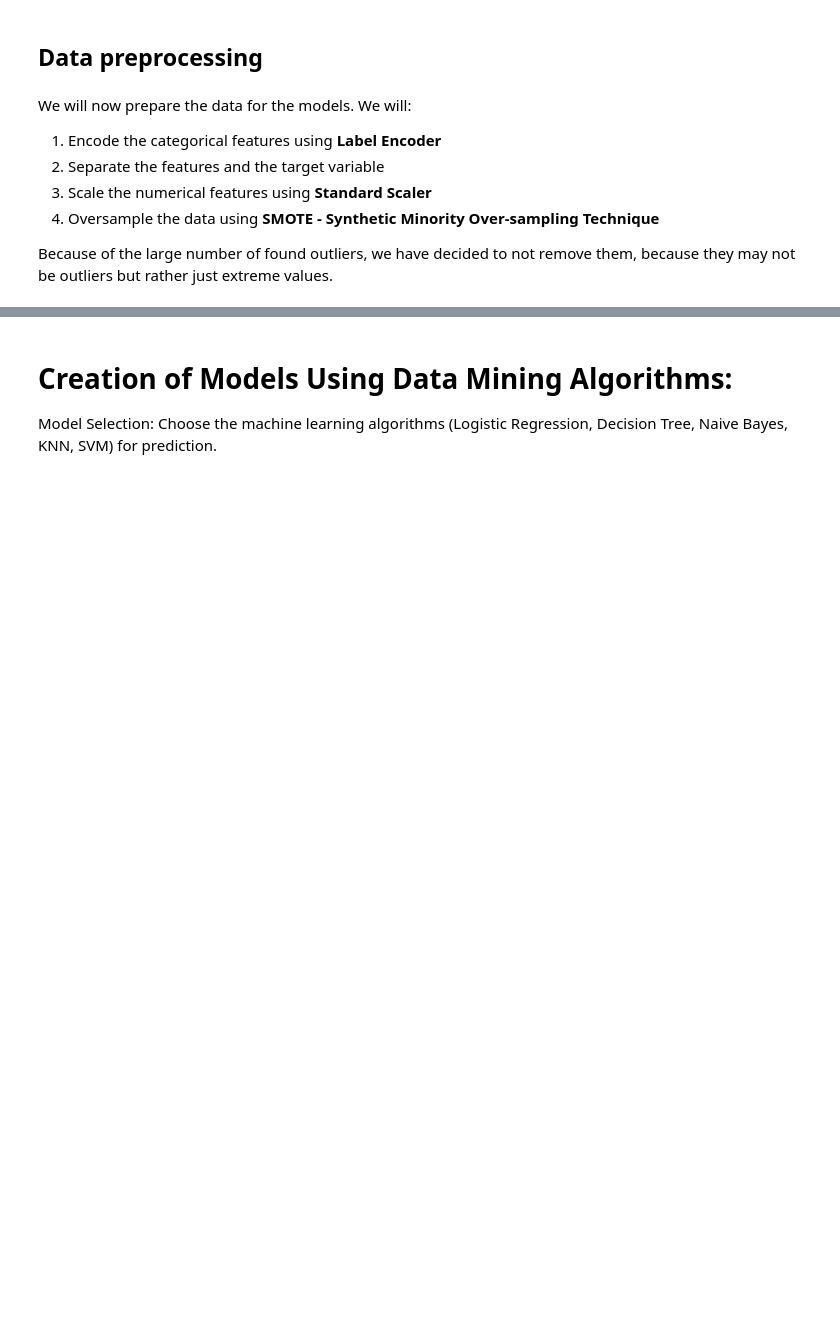
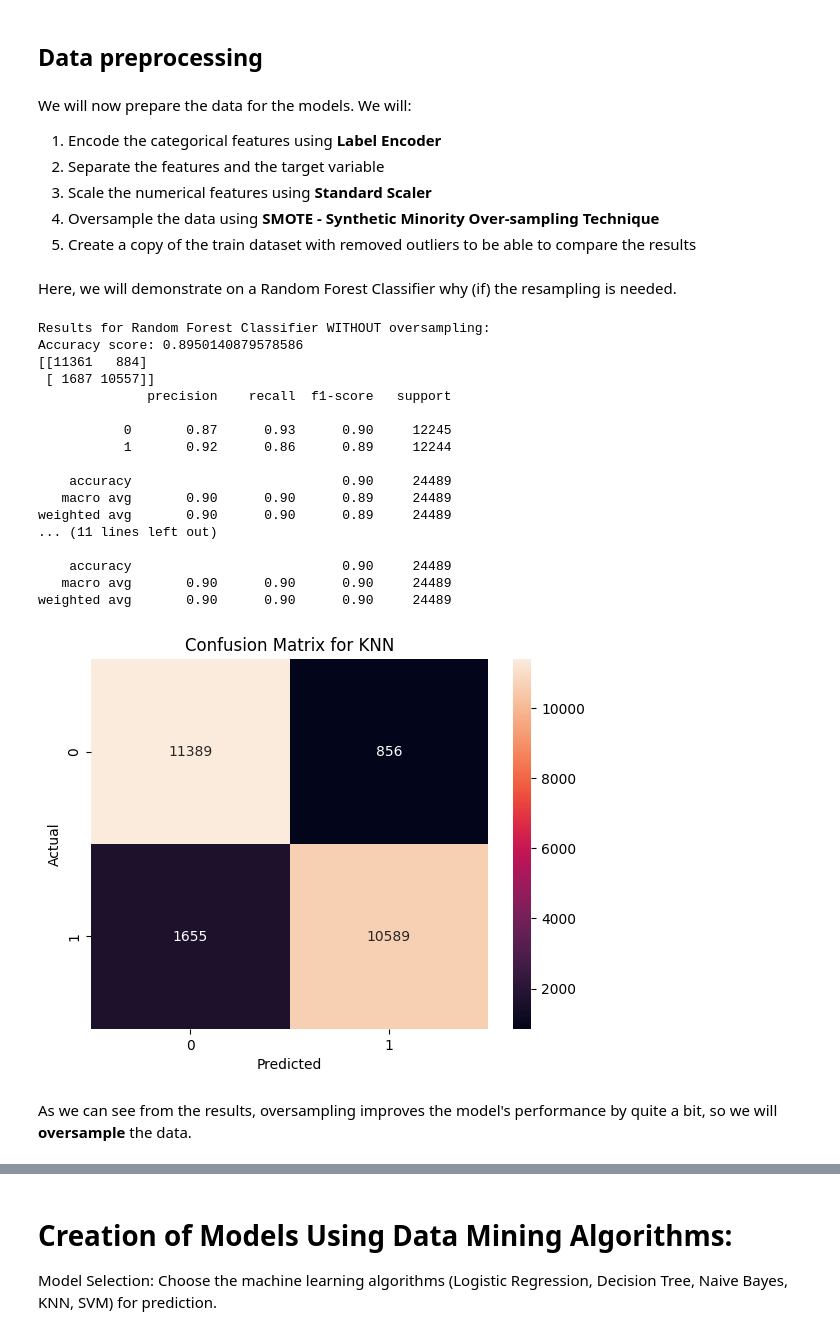
Before and after one commit to stepazel/BankDataAnalysis, a Jupyter notebook: Project.ipynb, the cells around one changed output, grey strips where cells are left out. Drawn from its saved outputs; the diff is of its cells as text; code cells hidden in the pictures; blank space fills up the shorter version.

```diff
--- a/Project.ipynb
+++ b/Project.ipynb
@@ -392,5 +386,4 @@ We will now prepare the data for the models. We will:
 2. Separate the features and the target variable
 3. Scale the numerical features using **Standard Scaler**
 4. Oversample the data using **SMOTE - Synthetic Minority Over-sampling Technique**
-
-Because of the large number of found outliers, we have decided to not remove them, because they may not be outliers but rather just extreme values.
+5. Create a copy of the train dataset with removed outliers to be able to compare the results
@@ -397 +414,64 @@ Because of the large number of found outliers, we have decided to not remove the
+# %% [markdown]
+Here, we will demonstrate on a Random Forest Classifier why (if) the resampling is needed.
+# %%
+from imblearn.over_sampling import SMOTE
+from sklearn.ensemble import RandomForestClassifier
+
+rfc = RandomForestClassifier(n_estimators=100)
+rfc.fit(X_train, y_train)
+
+y_pred = rfc.predict(X_test)
+
+print("Results for Random Forest Classifier WITHOUT oversampling:")
+print(f"Accuracy score: {accuracy_score(y_test, y_pred)}")
+print(confusion_matrix(y_test, y_pred))
+print(classification_report(y_test, y_pred))
+
+smote=SMOTE()
+smote.fit(X,y)
+print("Before OverSampling, counts of label '1': {}".format(sum(y==1)))
+X_r,y_r=smote.fit_resample(X,y)
+print("After OverSampling, counts of label '1': {}".format(sum(y_r==1)))
+
+X_train, X_test, y_train, y_test = train_test_split(X_r, y_r, test_size=0.2, random_state=42, stratify=y_r)
+scaler = StandardScaler()
+X_train = scaler.fit_transform(X_train)
+X_test = scaler.transform(X_test)
+rf_model = RandomForestClassifier(n_estimators=100)
+rf_model.fit(X_train, y_train)
+y_pred_rf = rf_model.predict(X_test)
+
+print("Results for Random Forest Classifier WITH oversampling:")
+print(f"Accuracy score: {accuracy_score(y_test, y_pred_rf)}")
+print(confusion_matrix(y_test, y_pred_rf))
+print(classification_report(y_test, y_pred_rf))
+
+# plot the heatmap
+cm = confusion_matrix(y_test, y_pred_rf)
+sns.heatmap(cm, annot=True, fmt='d')
+plt.xlabel('Predicted')
+plt.ylabel('Actual')
+plt.title('Confusion Matrix for KNN')
+plt.show()
+# %% [output]
+Results for Random Forest Classifier WITHOUT oversampling:
+Accuracy score: 0.8950140879578586
+[[11361   884]
+ [ 1687 10557]]
+              precision    recall  f1-score   support
+
+           0       0.87      0.93      0.90     12245
+           1       0.92      0.86      0.89     12244
+
+    accuracy                           0.90     24489
+   macro avg       0.90      0.90      0.89     24489
+weighted avg       0.90      0.90      0.89     24489
+... (11 lines left out)
+
+    accuracy                           0.90     24489
+   macro avg       0.90      0.90      0.90     24489
+weighted avg       0.90      0.90      0.90     24489
+[figure, added]
+# %% [markdown]
+As we can see from the results, oversampling improves the model's performance by quite a bit, so we will **oversample** the data.
 # %%
```
Also changed, not shown: parts of 14 cells of this notebook.
